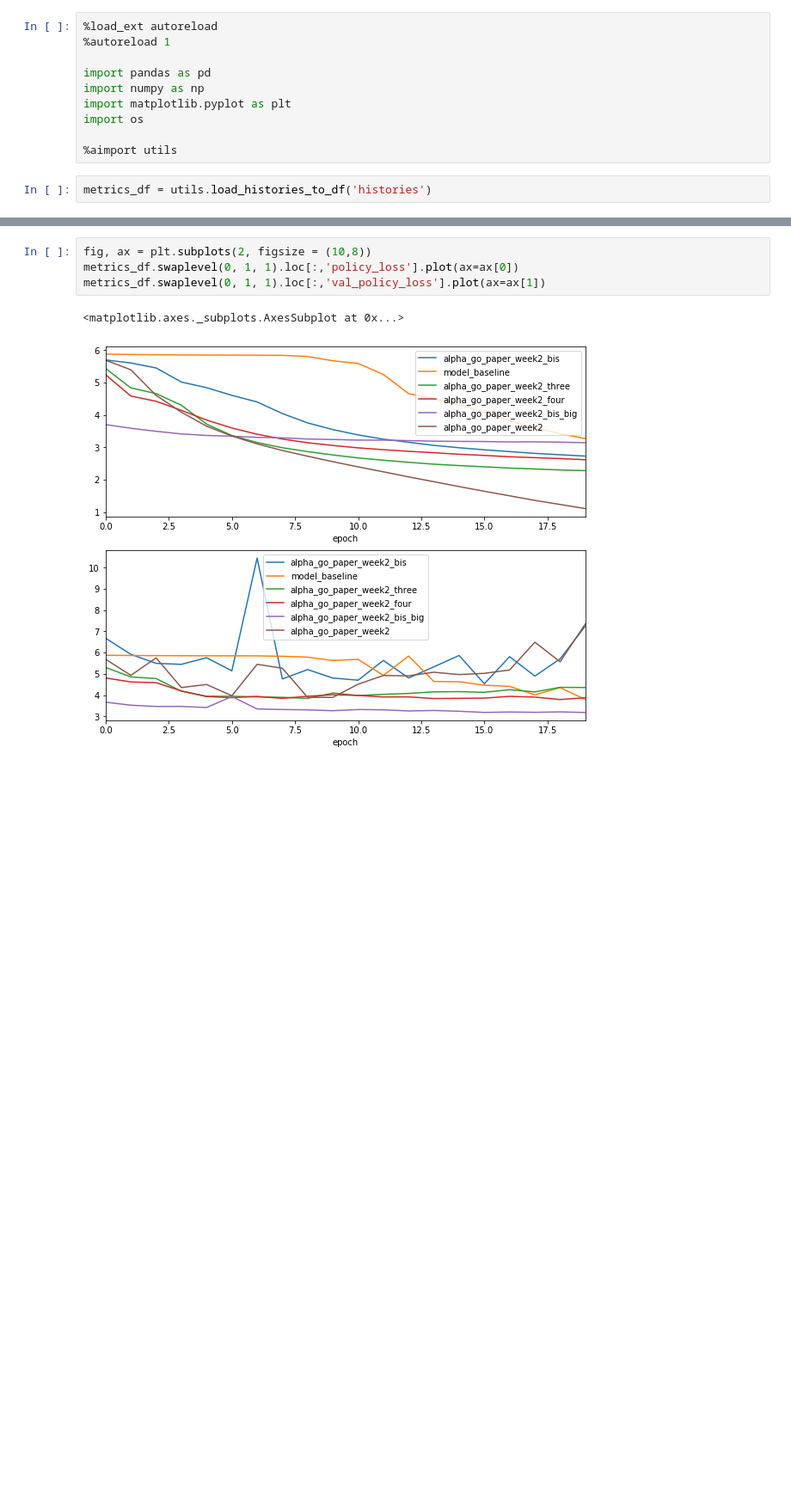
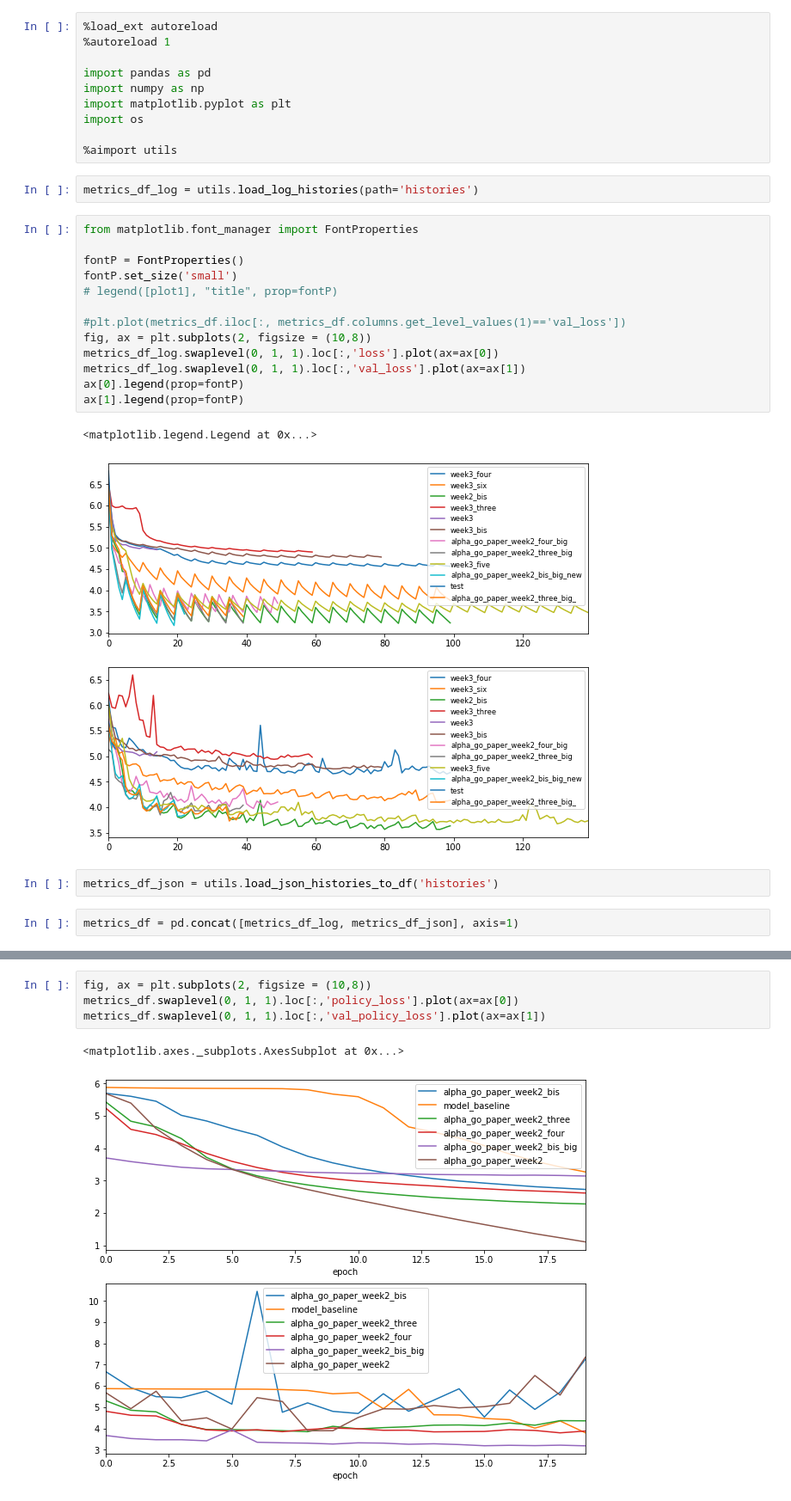
Before and after one commit to VincentHenric/Deep_learning_project, a Jupyter notebook: Compare_models_performances.ipynb, the cells around one changed output, grey strips where cells are left out. Shown: that part at 86% size. Cells and saved outputs as stored; diff of their text form; blank space fills up the shorter version.

```diff
--- a/Compare_models_performances.ipynb
+++ b/Compare_models_performances.ipynb
@@ -8,5 +8,25 @@ import matplotlib.pyplot as plt
 import os
 
 %aimport utils
+# %%
+metrics_df_log = utils.load_log_histories(path='histories')
+# %%
+from matplotlib.font_manager import FontProperties
+
+fontP = FontProperties()
+fontP.set_size('small')
+# legend([plot1], "title", prop=fontP)
+
+#plt.plot(metrics_df.iloc[:, metrics_df.columns.get_level_values(1)=='val_loss'])
+fig, ax = plt.subplots(2, figsize = (10,8))
+metrics_df_log.swaplevel(0, 1, 1).loc[:,'loss'].plot(ax=ax[0])
+metrics_df_log.swaplevel(0, 1, 1).loc[:,'val_loss'].plot(ax=ax[1])
+ax[0].legend(prop=fontP)
+ax[1].legend(prop=fontP)
+# %% [output]
+<matplotlib.legend.Legend at 0x...>
+[figure, added]
 # %%
-metrics_df = utils.load_histories_to_df('histories')
+metrics_df_json = utils.load_json_histories_to_df('histories')
+# %%
+metrics_df = pd.concat([metrics_df_log, metrics_df_json], axis=1)
```
Also changed, not shown: parts of 2 cells of this notebook, 1 other file.
